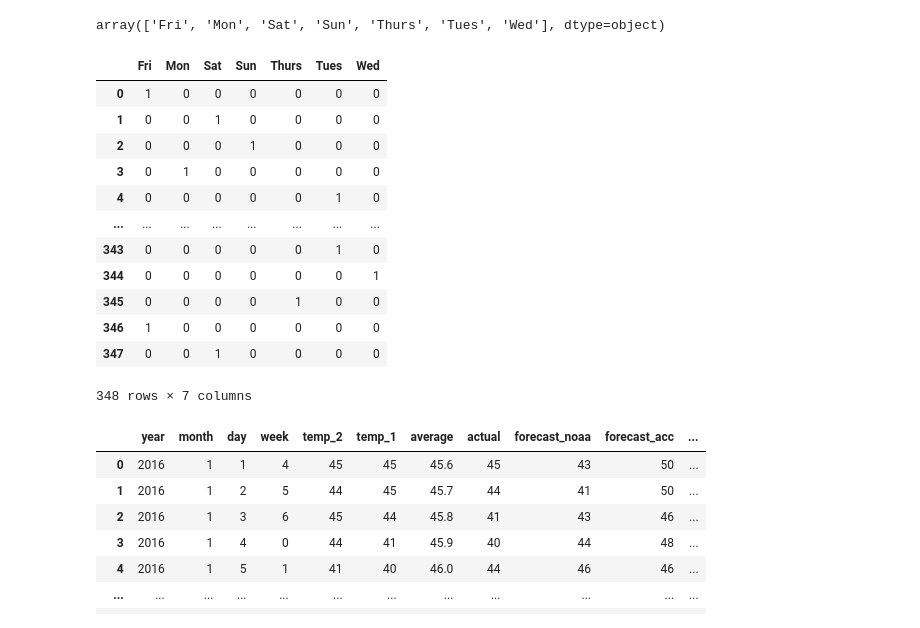
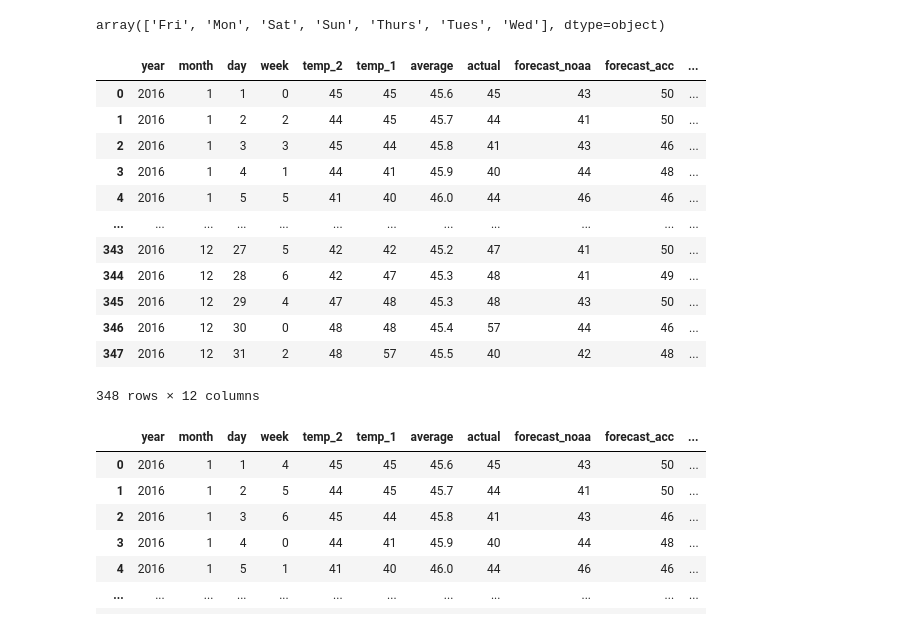
Before and after one commit to andreszaragoza/DS102024, a Jupyter notebook: 3-MachineLearning/2-Supervisado/5-Arboles/Ejercicios/Regression_Tree_class.ipynb, the cells around one changed output. Cells and saved outputs as stored; diff of their text form; code cells hidden in the pictures.

```diff
--- a/3-MachineLearning/2-Supervisado/5-Arboles/Ejercicios/Regression_Tree_class.ipynb
+++ b/3-MachineLearning/2-Supervisado/5-Arboles/Ejercicios/Regression_Tree_class.ipynb
@@ -94,20 +94,21 @@ le = LabelEncoder()
 df['week'] = le.fit_transform(df['week'])
 # %%
 # dummies
+df
 # %% [output]
-|  | Fri | Mon | Sat | Sun | Thurs | Tues | Wed |
-| 0 | 1 | 0 | 0 | 0 | 0 | 0 | 0 |
-| 1 | 0 | 0 | 1 | 0 | 0 | 0 | 0 |
-| 2 | 0 | 0 | 0 | 1 | 0 | 0 | 0 |
-| 3 | 0 | 1 | 0 | 0 | 0 | 0 | 0 |
-| 4 | 0 | 0 | 0 | 0 | 0 | 1 | 0 |
-| ... | ... | ... | ... | ... | ... | ... | ... |
-| 343 | 0 | 0 | 0 | 0 | 0 | 1 | 0 |
-| 344 | 0 | 0 | 0 | 0 | 0 | 0 | 1 |
-| 345 | 0 | 0 | 0 | 0 | 1 | 0 | 0 |
-| 346 | 1 | 0 | 0 | 0 | 0 | 0 | 0 |
-| 347 | 0 | 0 | 1 | 0 | 0 | 0 | 0 |
+|  | year | month | day | week | temp_2 | temp_1 | average | actual | forecast_noaa | forecast_acc | ... |
+| 0 | 2016 | 1 | 1 | 0 | 45 | 45 | 45.6 | 45 | 43 | 50 | ... |
+| 1 | 2016 | 1 | 2 | 2 | 44 | 45 | 45.7 | 44 | 41 | 50 | ... |
+| 2 | 2016 | 1 | 3 | 3 | 45 | 44 | 45.8 | 41 | 43 | 46 | ... |
+| 3 | 2016 | 1 | 4 | 1 | 44 | 41 | 45.9 | 40 | 44 | 48 | ... |
+| 4 | 2016 | 1 | 5 | 5 | 41 | 40 | 46.0 | 44 | 46 | 46 | ... |
+| ... | ... | ... | ... | ... | ... | ... | ... | ... | ... | ... | ... |
+| 343 | 2016 | 12 | 27 | 5 | 42 | 42 | 45.2 | 47 | 41 | 50 | ... |
+| 344 | 2016 | 12 | 28 | 6 | 42 | 47 | 45.3 | 48 | 41 | 49 | ... |
+| 345 | 2016 | 12 | 29 | 4 | 47 | 48 | 45.3 | 48 | 43 | 50 | ... |
+| 346 | 2016 | 12 | 30 | 0 | 48 | 48 | 45.4 | 57 | 44 | 46 | ... |
+| 347 | 2016 | 12 | 31 | 2 | 48 | 57 | 45.5 | 40 | 42 | 48 | ... |
-348 rows × 7 columns
+348 rows × 12 columns
 # %%
 # 'Mon':0,'Tues':1,'Wed':2,'Thurs':3,'Fri':4,'Sat':5,'Sun':6
 # %%
```
Also changed, not shown: parts of 22 cells of this notebook, 3 other files.
